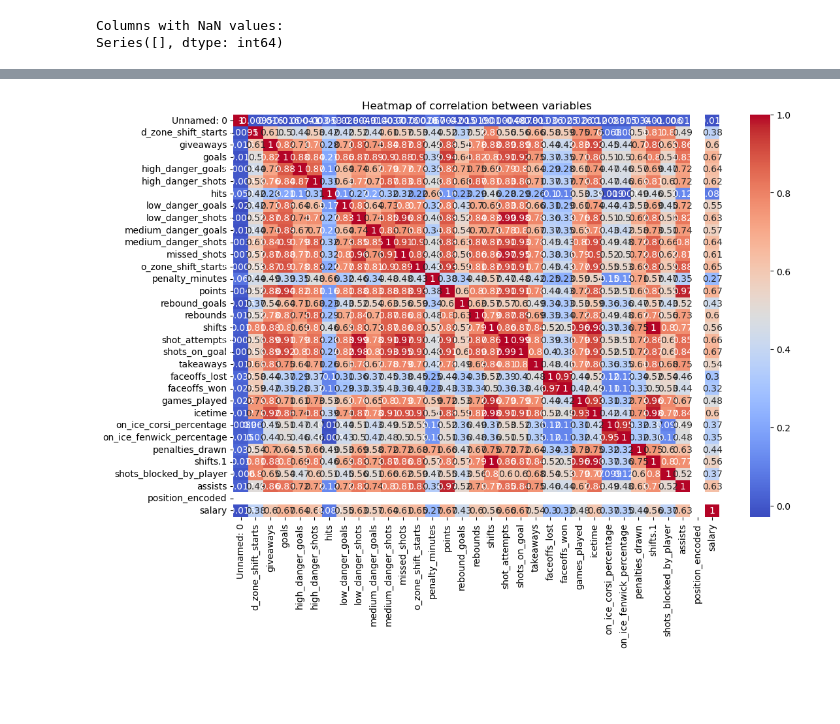
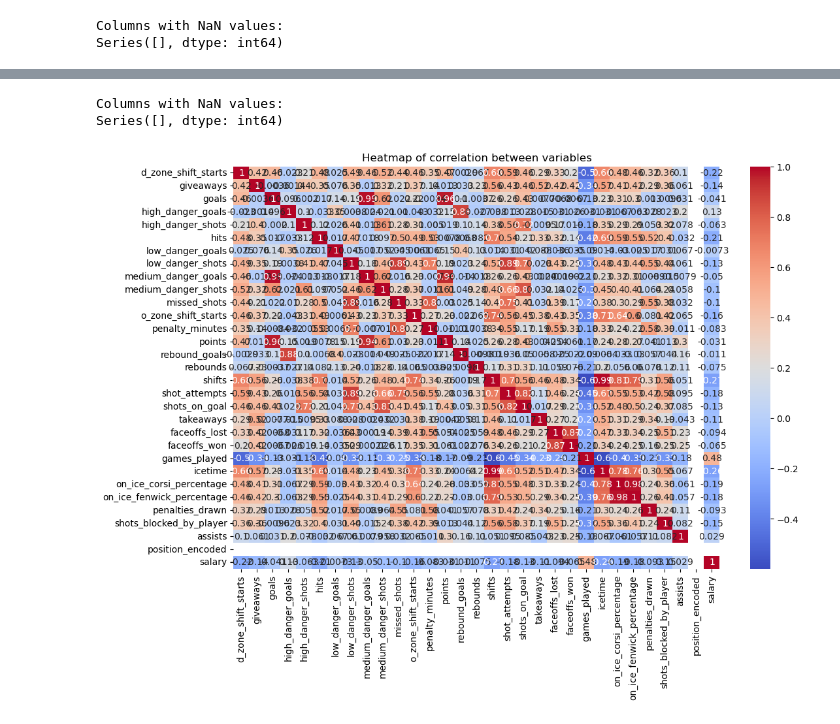
Before and after one commit to blairjdaniel/NHL_points_projection, a Jupyter notebook: notebooks/forwards.ipynb, the cells around one changed output, grey strips where cells are left out. Cells and saved outputs as stored; diff of their text form; code cells hidden in the pictures; blank space fills up the shorter version.

Commit message:
Changed Simulated game to be more accurate

```diff
--- a/notebooks/forwards.ipynb
+++ b/notebooks/forwards.ipynb
@@ -453,0 +427,5 @@ Series([], dtype: int64)
+# %%
+skaters_all['icetime'] = skaters_all['icetime'] / 60
+# %%
+skaters_all['icetime'] = skaters_all['icetime'] / skaters_all['games_played']
+skaters_all.head()
@@ -468,0 +455,9 @@ plt.show()
+# %%
+# Identify columns that you want to average (exclude 'games_played')
+cols_to_average = skaters_all.columns.drop(['games_played', 'name', 'team', 'position_encoded', 'salary', 'icetime', 'position'])
+
+# Divide each of those columns by the 'games_played' column row-wise
+skaters_all[cols_to_average] = skaters_all[cols_to_average].div(skaters_all['games_played'], axis=0)
+
+# Display the head of the DataFrame to verify the change
+skaters_all.head()
@@ -468,0 +542,12 @@ plt.show()
+# %%
+skaters_all = skaters_all.drop(columns=['Unnamed: 0'])
+# %%
+# Check for NaN values in the DataFrame
+nan_summary = skaters_all.isna().sum()
+
+# Display columns with NaN values
+print("Columns with NaN values:")
+print(nan_summary[nan_summary > 0])
+# %% [output]
+Columns with NaN values:
+Series([], dtype: int64)
@@ -469,15 +556,15 @@ plt.show()
 # %%
 # Heatmap to show correlation between variables
-numeric_df = skaters_all.drop(columns=['name', 'team'])
+numeric_df = skaters_all.drop(columns=['name', 'team', 'position'])
 
 
 plt.figure(figsize=(12, 8))
 correlation_matrix = numeric_df.corr()
 sns.heatmap(correlation_matrix, annot=True, cmap='coolwarm')
 plt.title('Heatmap of correlation between variables')
 plt.show()
 # %% [output]
-[figure, old version]
+[figure, new version]
 # %%
 # Select the features to use for the recommender engine
 features = [
```
Also changed, not shown: parts of 22 cells of this notebook, 13 other files.
